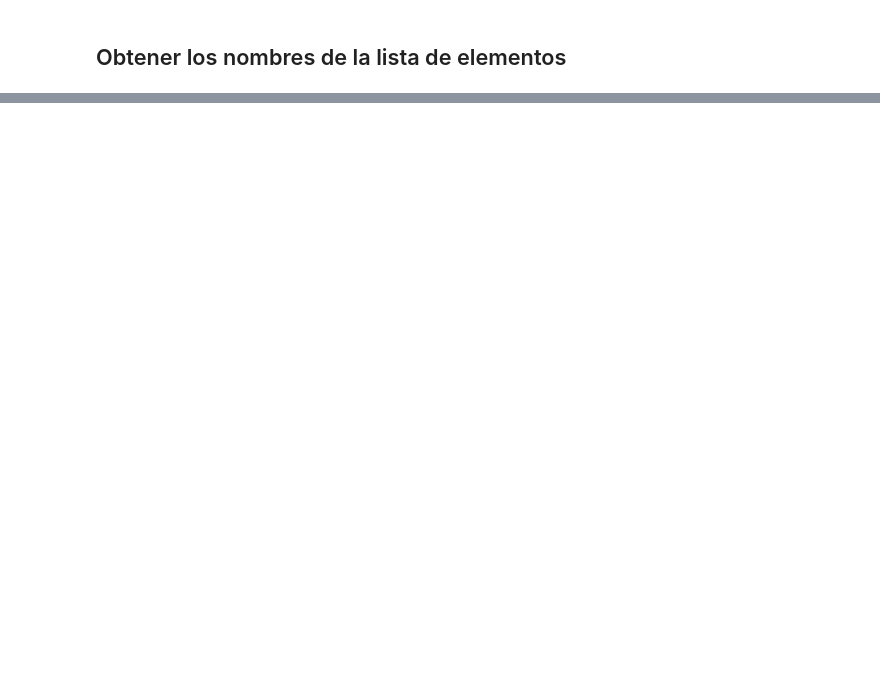
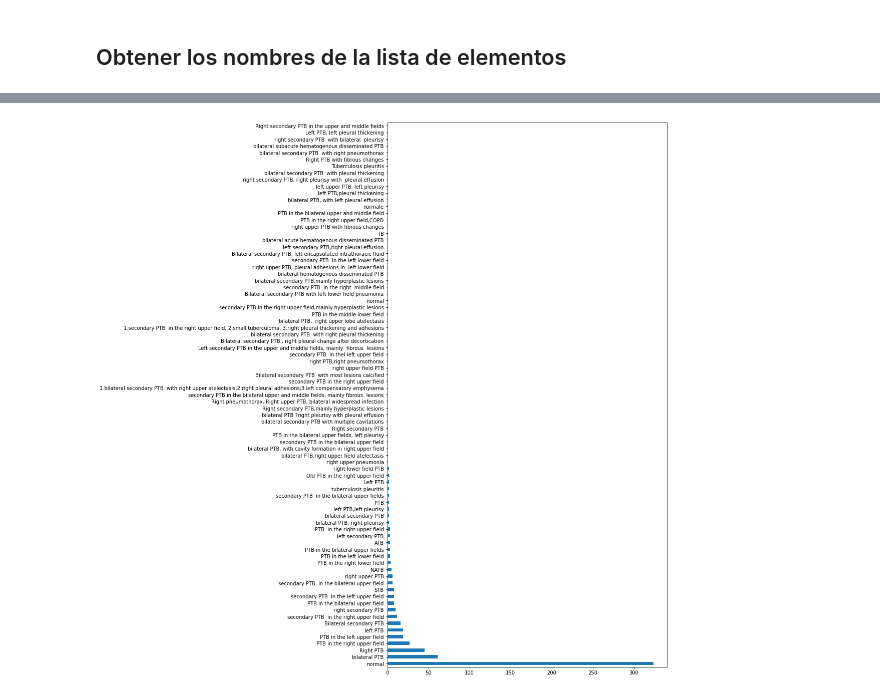
Before and after one commit to isdrael4590/DIALUNG, a Jupyter notebook: notebooks/ChinaCXRSet/Visualización Dataset.ipynb, the cells around one changed output, grey strips where cells are left out. Cells and saved outputs as stored; diff of their text form; code cells hidden in the pictures; blank space fills up the shorter version.

```diff
--- a/notebooks/ChinaCXRSet/Visualización Dataset.ipynb
+++ b/notebooks/ChinaCXRSet/Visualización Dataset.ipynb
@@ -108,0 +151,5 @@ plt.show()
+# %%
+series_condition = panda_datos["condition"].value_counts()
+matplot_condicion = series_condition.plot.barh(figsize=(10,20))
+# %% [output]
+[figure, added]
```
Also changed, not shown: parts of 23 cells of this notebook.
